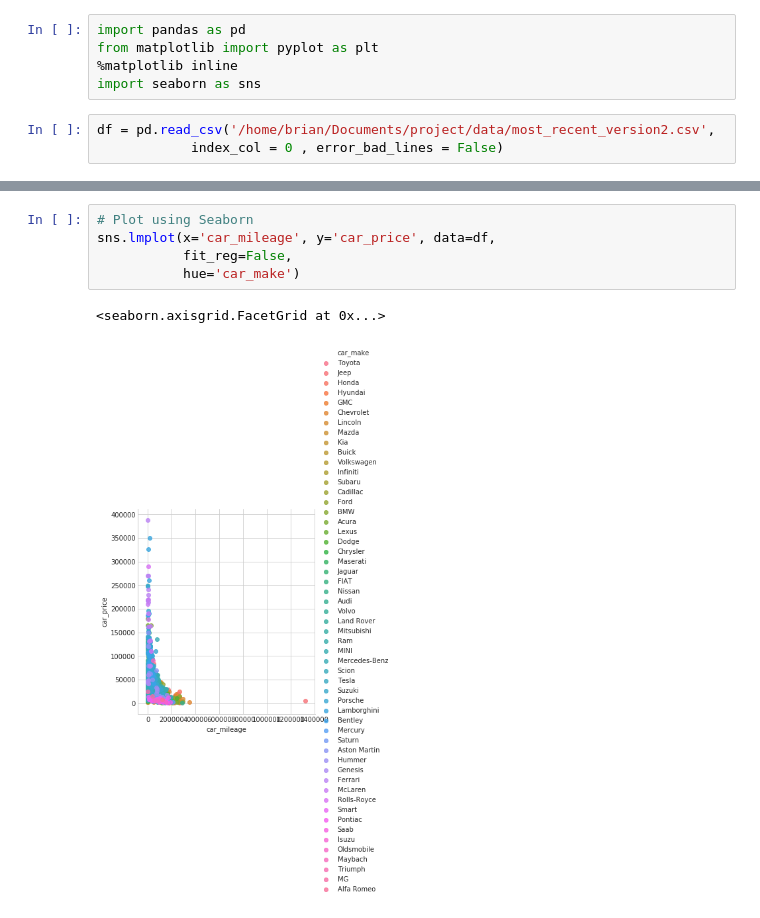
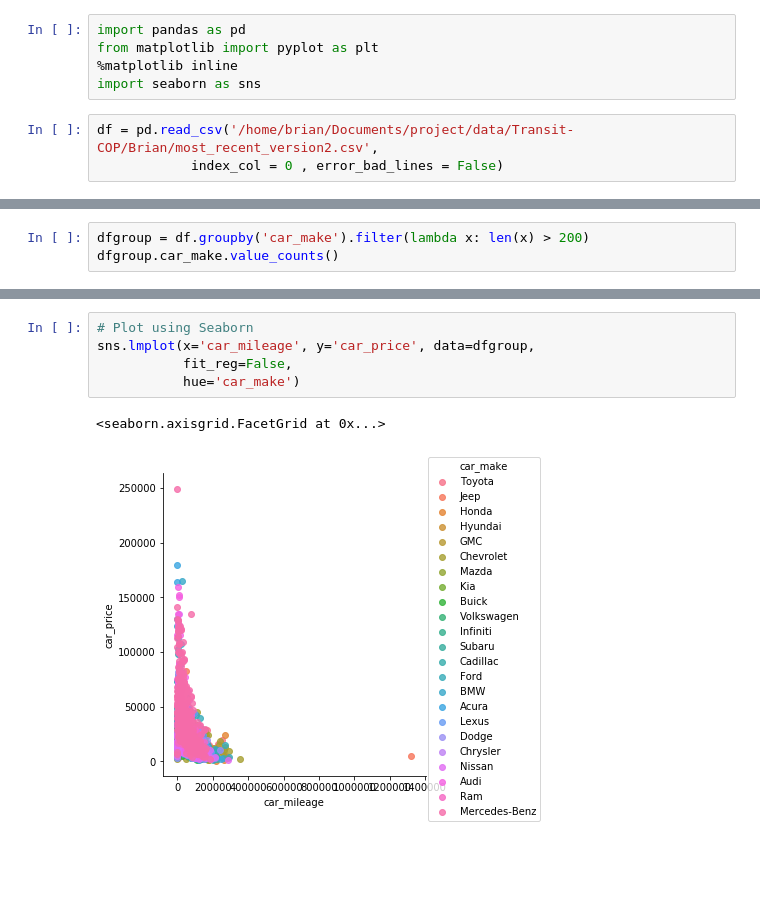
Before and after one commit to georgetown-analytics/Transit-COP, a Jupyter notebook: Brian/scatter+test.ipynb, the cells around one changed output, grey strips where cells are left out. Drawn from its saved outputs; the diff is of its cells as text; blank space fills up the shorter version.

```diff
--- a/Brian/scatter+test.ipynb
+++ b/Brian/scatter+test.ipynb
@@ -4,5 +4,5 @@ from matplotlib import pyplot as plt
 %matplotlib inline
 import seaborn as sns
 # %%
-df = pd.read_csv('/home/brian/Documents/project/data/most_recent_version2.csv',
+df = pd.read_csv('/home/brian/Documents/project/data/Transit-COP/Brian/most_recent_version2.csv',
             index_col = 0 , error_bad_lines = False)
@@ -10,0 +14,3 @@ df = pd.read_csv('/home/brian/Documents/project/data/most_recent_version2.csv',
+# %%
+dfgroup = df.groupby('car_make').filter(lambda x: len(x) > 200)
+dfgroup.car_make.value_counts()
@@ -26,9 +50,9 @@ sns.lmplot(x='car_year', y='car_price', data=df)
 # %%
 # Plot using Seaborn
-sns.lmplot(x='car_mileage', y='car_price', data=df,
+sns.lmplot(x='car_mileage', y='car_price', data=dfgroup,
            fit_reg=False,
            hue='car_make')
 # %% [output]
 <seaborn.axisgrid.FacetGrid at 0x...>
-[figure, old version]
+[figure, new version]
 # %%
```
Also changed, not shown: parts of 9 cells of this notebook.
